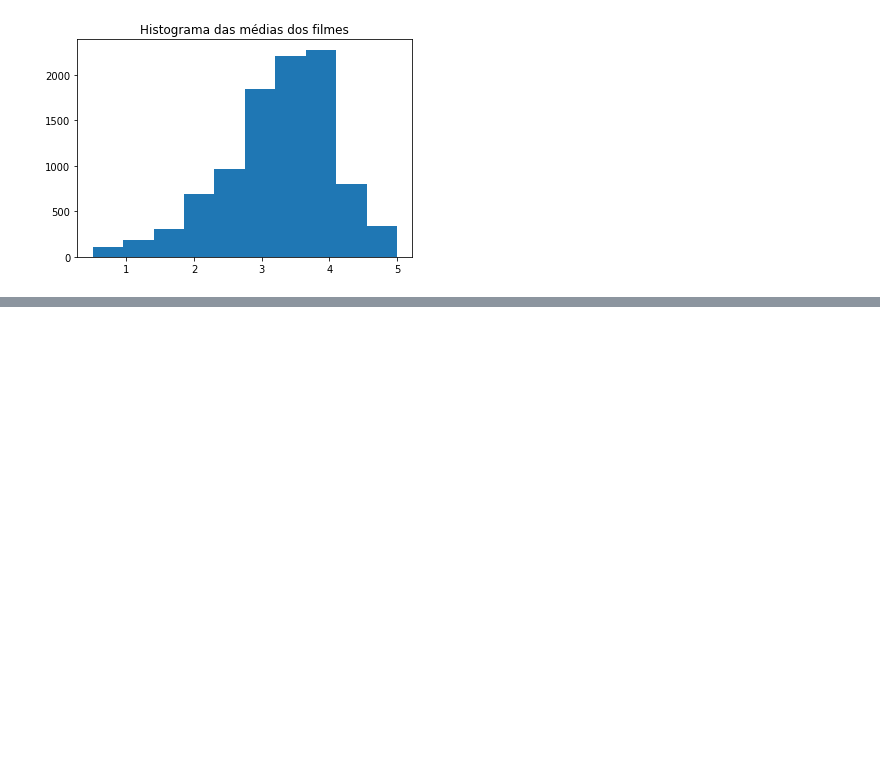
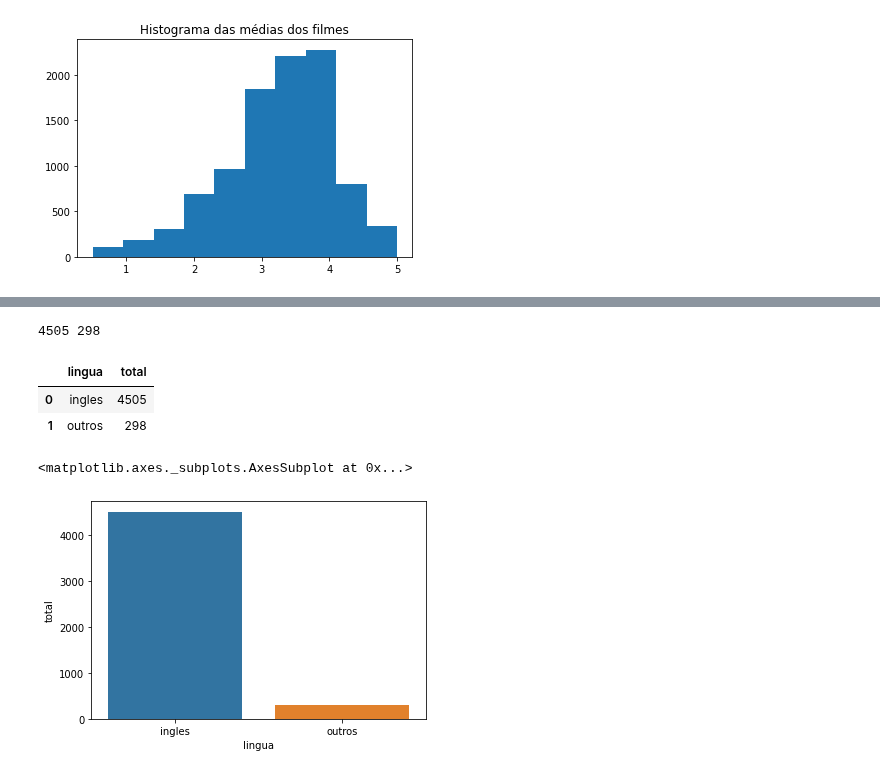
Before and after one commit to muriloWeber/dataScienceAlura, a Jupyter notebook: dataScienceAnaliseEVisualizacaoDeDados/dataScienceIntroduction.ipynb, the cells around one changed output, grey strips where cells are left out. Drawn from its saved outputs; the diff is of its cells as text; code cells hidden in the pictures; blank space fills up the shorter version.

Commit message:
plotando uma história com dados

```diff
--- a/dataScienceAnaliseEVisualizacaoDeDados/dataScienceIntroduction.ipynb
+++ b/dataScienceAnaliseEVisualizacaoDeDados/dataScienceIntroduction.ipynb
@@ -187,0 +274,29 @@ Text(0.5, 1.0, 'Histograma das médias dos filmes')
+# %%
+# como os gráficos que utilizamos não transmitem uma mensagem de forma clara, vamos isolar os dados
+# para comparar o inglês com todas as outras línguas
+
+total_por_lingua = tmdb.original_language.value_counts()
+total_geral = total_por_lingua.sum()
+total_de_ingles = total_por_lingua.loc['en']
+total_do_resto = total_geral - total_de_ingles
+print(total_de_ingles, total_do_resto)
+# %% [output]
+4505 298
+# %%
+# criando um dataframe da comparação
+dados = {
+    'lingua': ['ingles', 'outros'],
+    'total': [total_de_ingles, total_do_resto]
+}
+dados = pd.DataFrame(dados)
+# %%
+dados.head()
+# %% [output]
+|  | lingua | total |
+| 0 | ingles | 4505 |
+| 1 | outros | 298 |
+# %%
+sns.barplot(x='lingua',y='total',data= dados)
+# %% [output]
+<matplotlib.axes._subplots.AxesSubplot at 0x...>
+[figure, added]
```
Also changed, not shown: parts of 8 cells of this notebook.
